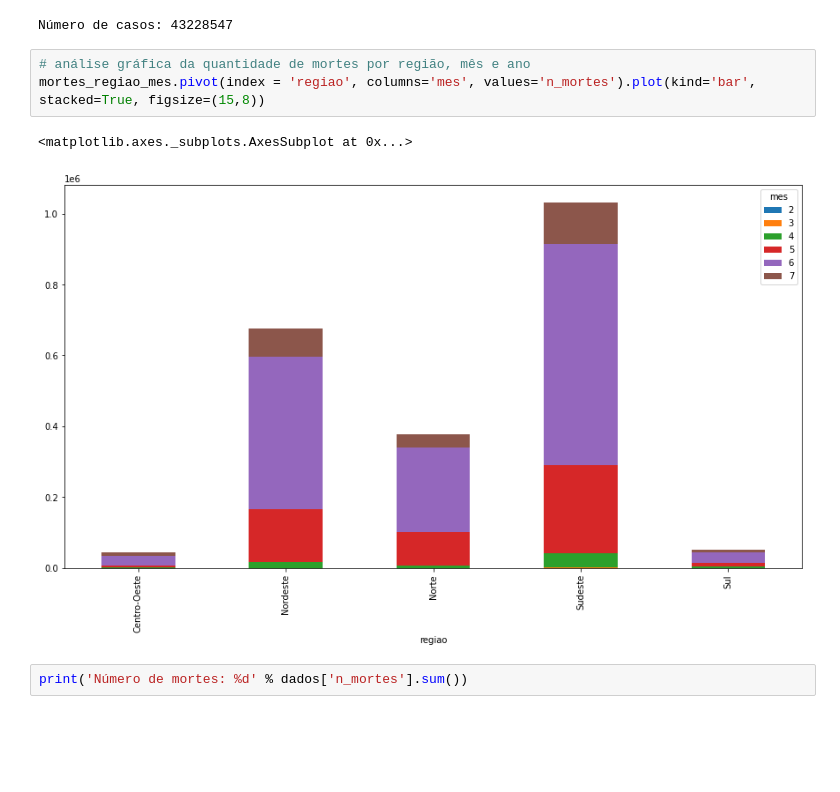
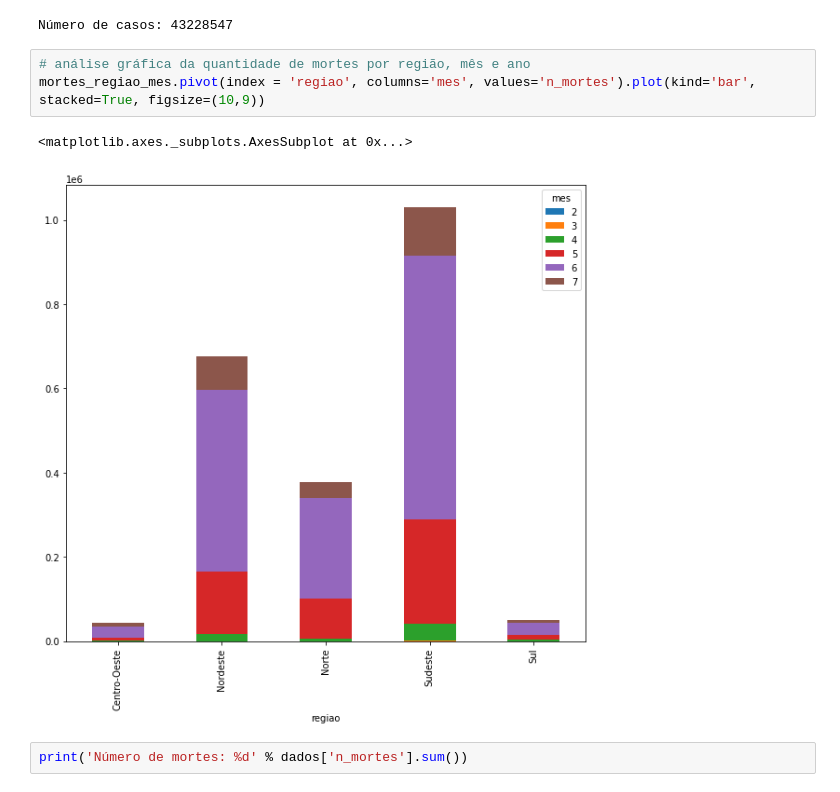
Before and after one commit to jonnes-nascimento/iniciacao_cientifica, a Jupyter notebook: IC_USJT_2020_COVID_19_Dados_Regionais.ipynb, the cells around one changed output. Cells and saved outputs as stored; diff of their text form; blank space fills up the shorter version.

```diff
--- a/IC_USJT_2020_COVID_19_Dados_Regionais.ipynb
+++ b/IC_USJT_2020_COVID_19_Dados_Regionais.ipynb
@@ -86,10 +86,10 @@ print('Número de casos: %d' % dados['n_casos'].sum())
 Número de casos: 43228547
 # %%
 # análise gráfica da quantidade de mortes por região, mês e ano
-mortes_regiao_mes.pivot(index = 'regiao', columns='mes', values='n_mortes').plot(kind='bar', stacked=True, figsize=(15,8))
+mortes_regiao_mes.pivot(index = 'regiao', columns='mes', values='n_mortes').plot(kind='bar', stacked=True, figsize=(10,9))
 # %% [output]
 <matplotlib.axes._subplots.AxesSubplot at 0x...>
-[figure, old version]
+[figure, new version]
 # %%
 print('Número de mortes: %d' % dados['n_mortes'].sum())
 # %% [output]
```
Also changed, not shown: parts of 2 cells of this notebook.
